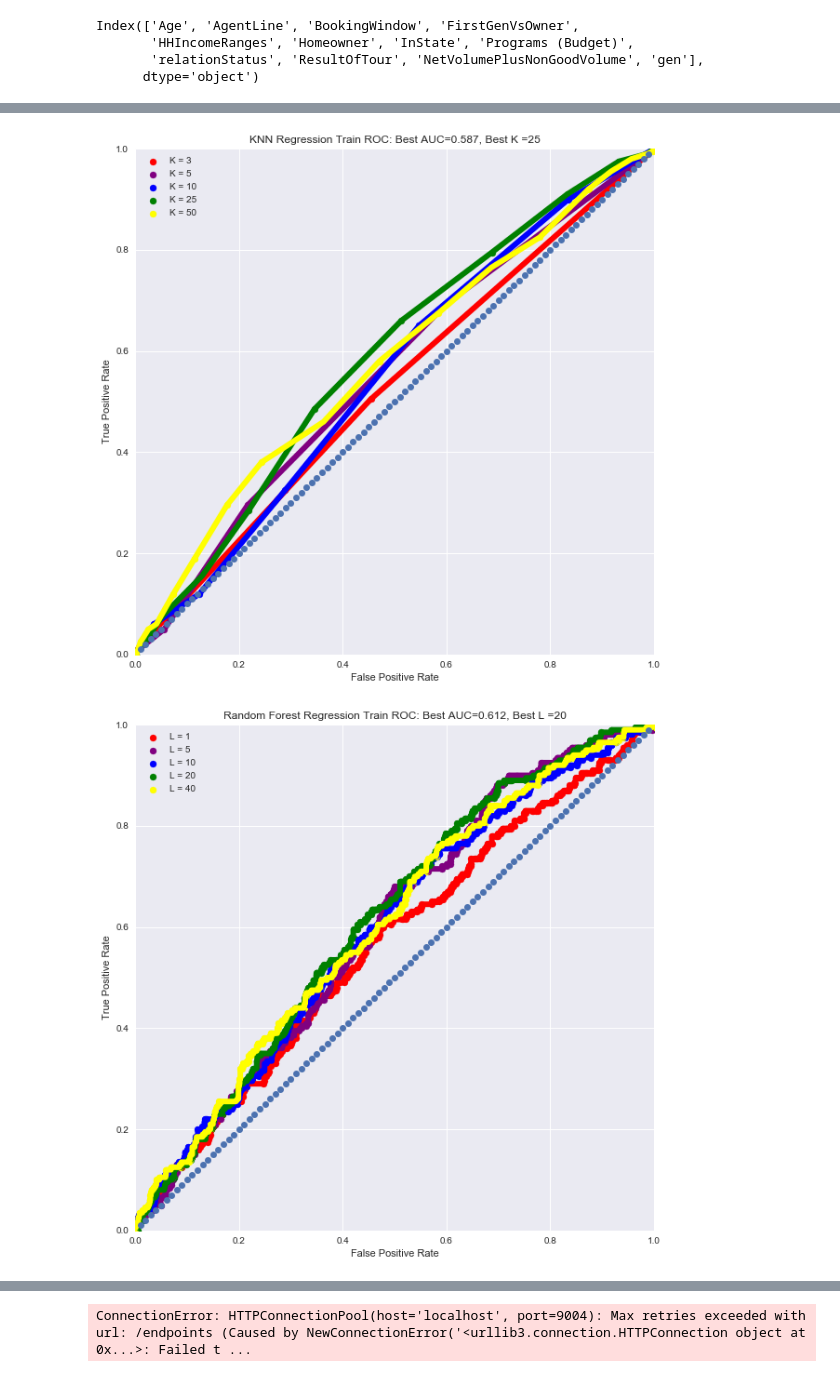
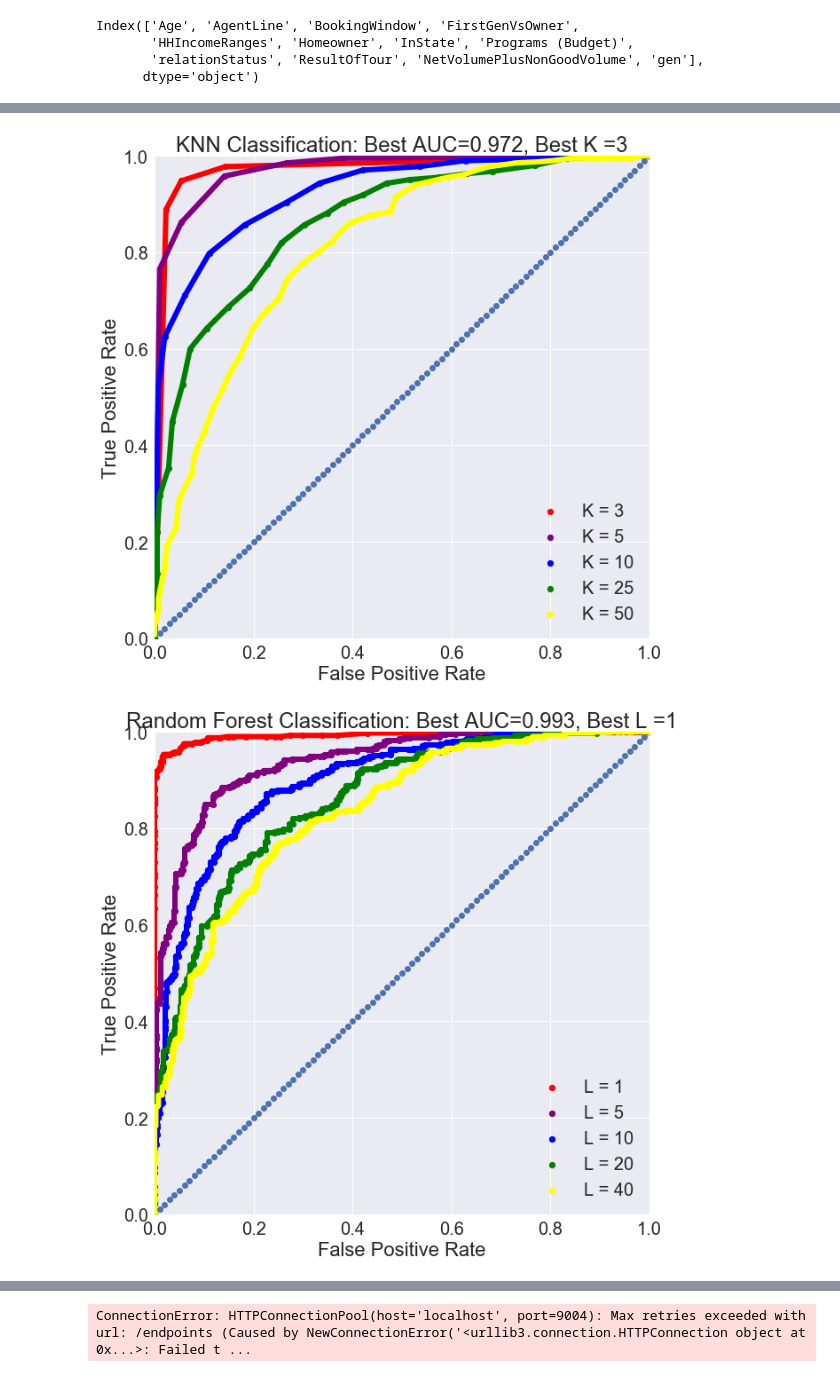
Before and after one commit to zcblack/Springboard, a Jupyter notebook: Capstone2/SpringboardDataCleanUp.ipynb, the cells around one changed output, grey strips where cells are left out. Saved outputs shown, nothing was run; the diff lists cells and outputs as text; code cells hidden in the pictures.

```diff
--- a/Capstone2/SpringboardDataCleanUp.ipynb
+++ b/Capstone2/SpringboardDataCleanUp.ipynb
@@ -612,8 +614,10 @@ from imblearn.over_sampling import ADASYN
 from imblearn.under_sampling import ClusterCentroids
 from imblearn.under_sampling import RandomUnderSampler
 from imblearn.under_sampling import TomekLinks
+from imblearn.combine import SMOTEENN
+from imblearn.combine import SMOTETomek
 from sklearn.model_selection import train_test_split
-
+from sklearn.preprocessing import StandardScaler
 
 dfX = df.drop(['ResultOfTour',  'AgentLine', 'NetVolumePlusNonGoodVolume', 'gen'], axis = 1)
 
@@ -622,15 +626,28 @@ X_train, X_test, y_train, y_test = train_test_split(dfX, df['ResultOfTour'], str
 dfX = pd.get_dummies(X_train, prefix=['BookingWindow', 'FirstGenVsOwner',
        'HHIncomeRanges', 'Homeowner', 'InState', 'Programs (Budget)',
        'relationStatus'])
+
+dfX2 = dfX
+
+
 X_test = pd.get_dummies(X_test, prefix=['BookingWindow', 'FirstGenVsOwner',
        'HHIncomeRanges', 'Homeowner', 'InState', 'Programs (Budget)',
        'relationStatus'])
 
-dfX2 = dfX
+
+scaler1 = StandardScaler()
+scaler1.fit(dfX[['Age']])
+dfX['Age'] = scaler1.transform(dfX[['Age']])
+
+
+
+X_test['Age'] = scaler1.transform(X_test[['Age']])
 
 
 dfY = y_train
-resample = TomekLinks(random_state=42)
+#dfX1 =dfX
+#dfY1= dfY
+resample = SMOTEENN(random_state=42)
 dfX1, dfY1 = resample.fit_sample(dfX, dfY.astype(int))
 dfX1= pd.DataFrame(dfX1, columns = dfX2.columns)
 dfY1= pd.DataFrame(dfY1)
@@ -690,7 +707,7 @@ memory usage: 529.0 KB
 None
 # %%
 from sklearn.metrics import classification_report, confusion_matrix
-from sklearn.metrics import brier_score_loss
+from sklearn.metrics import precision_recall_curve
 
 bestC = 0
 bestAUCC = 0
@@ -706,7 +723,7 @@ mpl.rcParams['figure.figsize'] = (10,10)
 
 
 #ROC plot of model accuracy
-sns.set()
+sns.set(font_scale = 2)
 plt.xlim(0,1)
 plt.ylim(0,1)
 plt.xlabel('False Positive Rate')
@@ -725,7 +742,7 @@ for train, test in kf.split(dfX1,dfY1):
     plt.scatter(x=fpr, y=tpr, c = colors[i-1],label='C = '+str(Cs[i-1]))
     plt.plot(fpr,tpr, color = colors[i-1], linewidth=6.0)
 plt.legend()
-plt.title('Logistic Regression Train ROC: Best AUC='+str(round(bestAUCC,3))+', Best C ='+str(bestC))
+plt.title('Logistic Regression: Best AUC='+str(round(bestAUCC,3))+', Best C ='+str(bestC))
 x = np.arange(1, 100)/100
 y=x
 plt.plot(x,y,'o')
@@ -740,7 +801,7 @@ bestK = 0
 bestAUCK = 0
 i = 0
 colors= ['red','purple','blue','green','yellow']
-
+kf = StratifiedShuffleSplit(n_splits=5, random_state=42)
 #make cross validation of K values and kfold
 Ks = [3,5,10,25,50]
 
@@ -749,7 +810,7 @@ mpl.rcParams['figure.figsize'] = (10,10)
 
 
 #ROC plot of model accuracy
-sns.set()
+sns.set(font_scale = 2)
 plt.xlim(0,1)
 plt.ylim(0,1)
 plt.xlabel('False Positive Rate')
@@ -768,11 +829,11 @@ for train, test in kf.split(dfX1,dfY1):
     plt.scatter(x=fpr, y=tpr, c = colors[i-1],label='K = '+str(Ks[i-1]))
     plt.plot(fpr,tpr, color = colors[i-1], linewidth=6.0)
 plt.legend()
-plt.title('KNN Regression Train ROC: Best AUC='+str(round(bestAUCK,3))+', Best K ='+str(bestK))
+plt.title('KNN Classification: Best AUC='+str(round(bestAUCK,3))+', Best K ='+str(bestK))
 plt.plot(x,y,'o')
 plt.show()
 # %% [output]
-[figure, old version]
+[figure, new version]
 # %%
 from sklearn.ensemble import RandomForestClassifier
 
@@ -784,34 +845,34 @@ colors= ['red','purple','blue','green','yellow']
 
 #make cross validation of K values and kfold
 Ls = [1,5,10,20,40]
 
 #change  figure size
 mpl.rcParams['figure.figsize'] = (10,10)
 
 
 #ROC plot of model accuracy
-sns.set()
+sns.set(font_scale = 2)
 plt.xlim(0,1)
 plt.ylim(0,1)
 plt.xlabel('False Positive Rate')
 plt.ylabel('True Positive Rate')
 
 for train, test in kf.split(dfX1,dfY1):
-    rfr = RandomForestClassifier(n_estimators=1000,min_samples_leaf=Ls[i], random_state=42)
+    rfr = RandomForestClassifier(n_estimators=100,min_samples_leaf=Ls[i], random_state=42)
     rfr.fit(dfX1.iloc[train.tolist()],dfY1.iloc[train.tolist()])
     preds = rfr.predict_proba(dfX1.iloc[test.tolist()])[:,1]
     fpr, tpr, threshold = metrics.roc_curve(dfY1.iloc[test.tolist()], preds)
     auc = metrics.auc(fpr,tpr)
     if auc>bestAUCL:
         bestL=Ls[i]
         bestAUCL=auc
         bestFeatureImportances = rfr.feature_importances_
     i += 1
     plt.scatter(x=fpr, y=tpr, c = colors[i-1],label='L = '+str(Ls[i-1]))
     plt.plot(fpr,tpr, color = colors[i-1], linewidth=6.0)
 plt.legend()
-plt.title('Random Forest Regression Train ROC: Best AUC='+str(round(bestAUCL,3))+', Best L ='+str(bestL))
+plt.title('Random Forest Classification: Best AUC='+str(round(bestAUCL,3))+', Best L ='+str(bestL))
 plt.plot(x,y,'o')
 plt.show()
 # %% [output]
-[figure, old version]
+[figure, new version]
```
Also changed, not shown: parts of 17 cells of this notebook.
